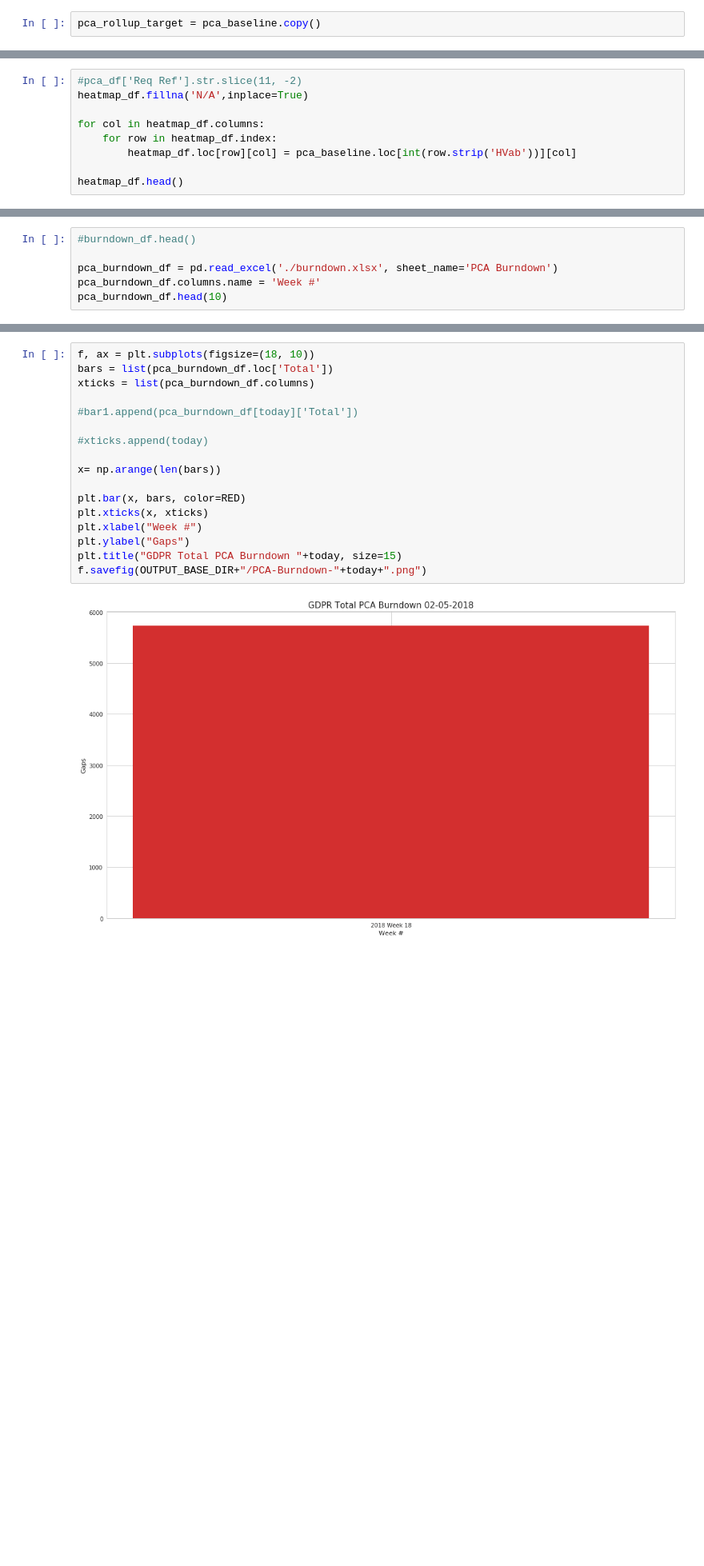
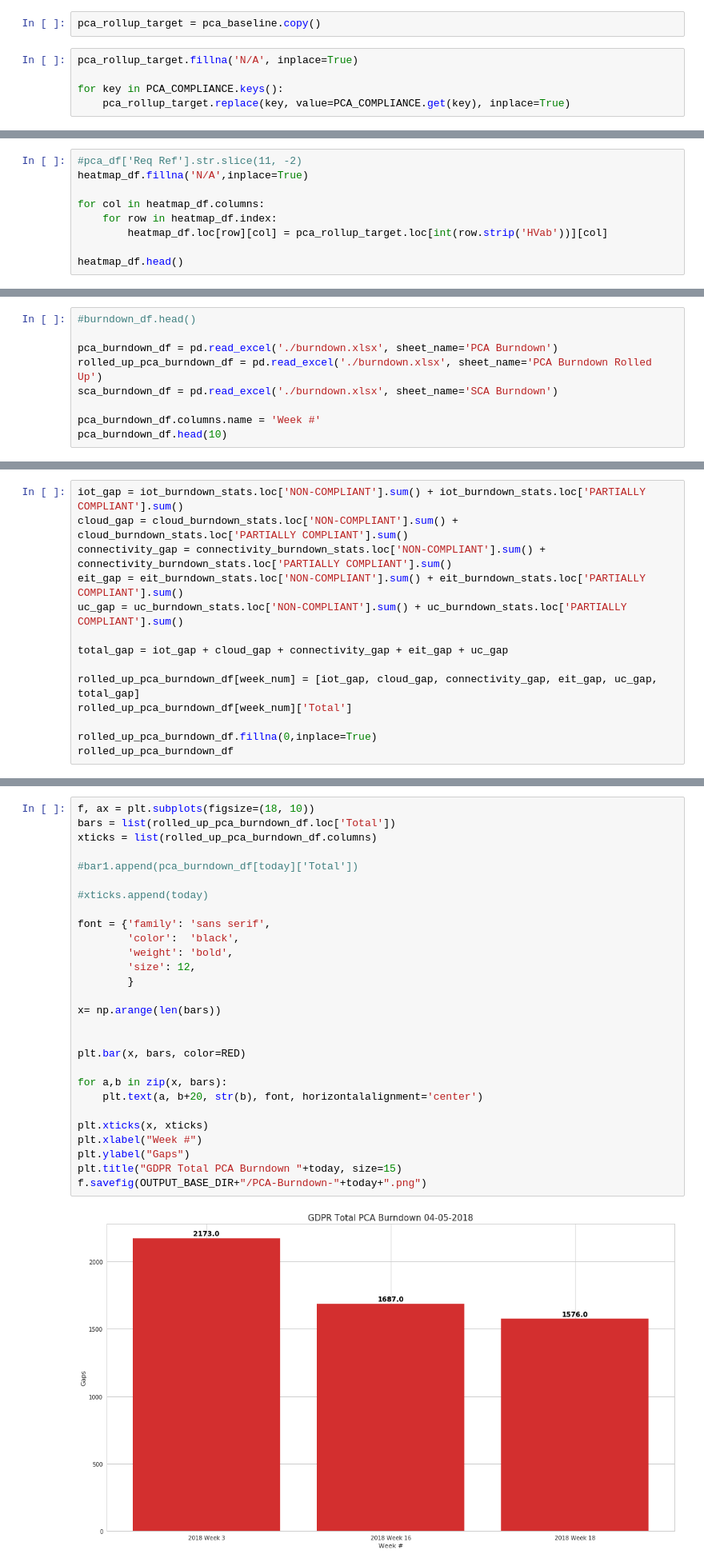
Before and after one commit to billyoconnor/DRC-GDPR, a Jupyter notebook: Compliancy-Heatmap.ipynb, the cells around one changed output, grey strips where cells are left out. Shown: that part at 80% size. Saved outputs shown, nothing was run; the diff lists cells and outputs as text; blank space fills up the shorter version.

```diff
--- a/Compliancy-Heatmap.ipynb
+++ b/Compliancy-Heatmap.ipynb
@@ -196,5 +265,10 @@ for key in PCA_COMPLIANCE.keys():
 # %%
 pca_rollup_target = pca_baseline.copy()
+# %%
+pca_rollup_target.fillna('N/A', inplace=True)
+
+for key in PCA_COMPLIANCE.keys():
+    pca_rollup_target.replace(key, value=PCA_COMPLIANCE.get(key), inplace=True)
 # %%
 pca_rollup_target
 # %% [output]
@@ -398,7 +495,7 @@ heatmap_df.fillna('N/A',inplace=True)
 
 for col in heatmap_df.columns:
     for row in heatmap_df.index:
-        heatmap_df.loc[row][col] = pca_baseline.loc[int(row.strip('HVab'))][col]
+        heatmap_df.loc[row][col] = pca_rollup_target.loc[int(row.strip('HVab'))][col]
 
 heatmap_df.head()
 # %% [output]
@@ -794,6 +922,9 @@ print total_gap
 #burndown_df.head()
 
 pca_burndown_df = pd.read_excel('./burndown.xlsx', sheet_name='PCA Burndown')
+rolled_up_pca_burndown_df = pd.read_excel('./burndown.xlsx', sheet_name='PCA Burndown Rolled Up')
+sca_burndown_df = pd.read_excel('./burndown.xlsx', sheet_name='SCA Burndown')
+
 pca_burndown_df.columns.name = 'Week #'
 pca_burndown_df.head(10)
 # %% [output]
@@ -825,0 +996,14 @@ pca_burndown_df.head(10)
+# %%
+iot_gap = iot_burndown_stats.loc['NON-COMPLIANT'].sum() + iot_burndown_stats.loc['PARTIALLY COMPLIANT'].sum()
+cloud_gap = cloud_burndown_stats.loc['NON-COMPLIANT'].sum() + cloud_burndown_stats.loc['PARTIALLY COMPLIANT'].sum()
+connectivity_gap = connectivity_burndown_stats.loc['NON-COMPLIANT'].sum() + connectivity_burndown_stats.loc['PARTIALLY COMPLIANT'].sum()
+eit_gap = eit_burndown_stats.loc['NON-COMPLIANT'].sum() + eit_burndown_stats.loc['PARTIALLY COMPLIANT'].sum()
+uc_gap = uc_burndown_stats.loc['NON-COMPLIANT'].sum() + uc_burndown_stats.loc['PARTIALLY COMPLIANT'].sum()
+
+total_gap = iot_gap + cloud_gap + connectivity_gap + eit_gap + uc_gap
+
+rolled_up_pca_burndown_df[week_num] = [iot_gap, cloud_gap, connectivity_gap, eit_gap, uc_gap, total_gap]
+rolled_up_pca_burndown_df[week_num]['Total']
+
+rolled_up_pca_burndown_df.fillna(0,inplace=True)
+rolled_up_pca_burndown_df
@@ -826,22 +1022,33 @@ pca_burndown_df.head(10)
 # %%
 f, ax = plt.subplots(figsize=(18, 10))
-bars = list(pca_burndown_df.loc['Total'])
-xticks = list(pca_burndown_df.columns)
+bars = list(rolled_up_pca_burndown_df.loc['Total'])
+xticks = list(rolled_up_pca_burndown_df.columns)
 
 #bar1.append(pca_burndown_df[today]['Total'])
 
 #xticks.append(today)
 
+font = {'family': 'sans serif',
+        'color':  'black',
+        'weight': 'bold',
+        'size': 12,
+        }
+
 x= np.arange(len(bars))
 
+
 plt.bar(x, bars, color=RED)
+
+for a,b in zip(x, bars):
+    plt.text(a, b+20, str(b), font, horizontalalignment='center')
+
 plt.xticks(x, xticks)
 plt.xlabel("Week #")
 plt.ylabel("Gaps")
 plt.title("GDPR Total PCA Burndown "+today, size=15)
 f.savefig(OUTPUT_BASE_DIR+"/PCA-Burndown-"+today+".png")
 # %% [output]
-[figure, old version]
+[figure, new version]
 # %%
 fig, ax = plt.subplots(figsize=(15,10))
 
```
Also changed, not shown: parts of 65 cells of this notebook, 2 other files.
